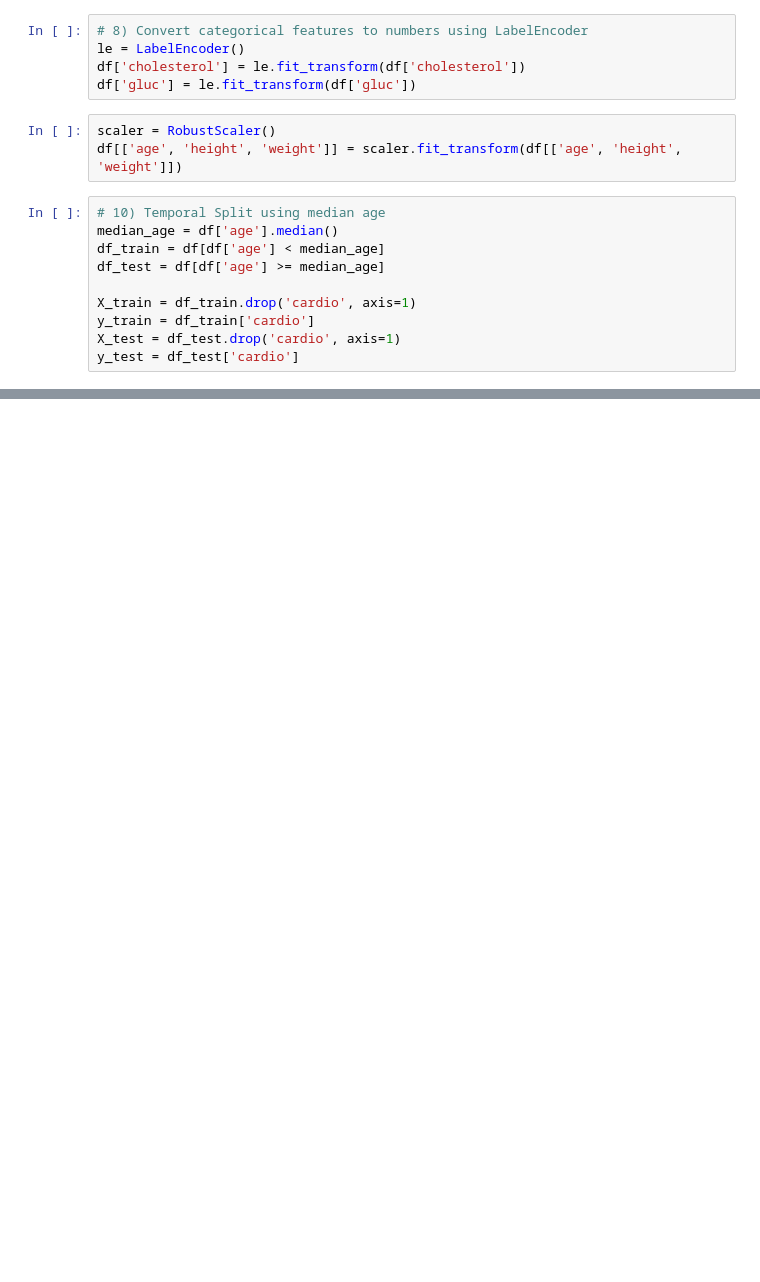
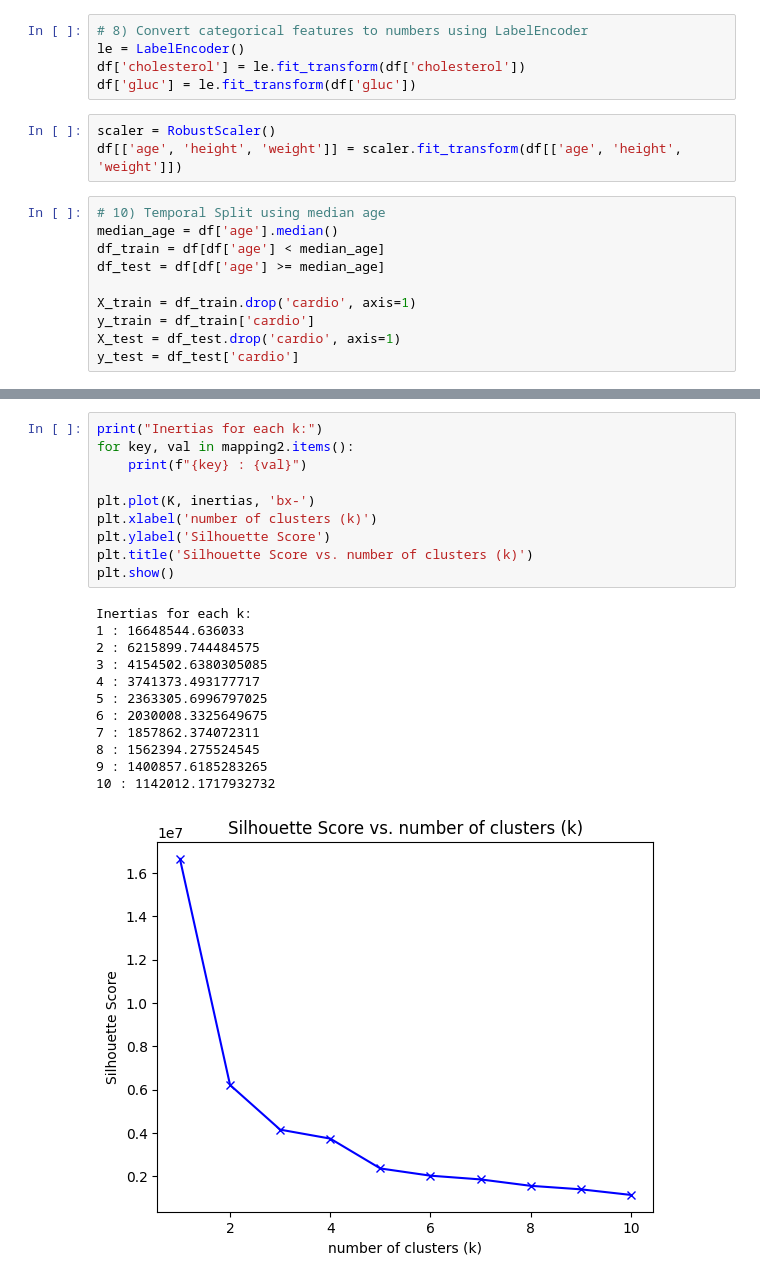
Before and after one commit to ahmedabbdelnasser3/-Heart-Disease-Risk-Prediction-Patient-Clustering, a Jupyter notebook: Graduation project.ipynb, the cells around one changed output, grey strips where cells are left out. Cells and saved outputs as stored; diff of their text form; blank space fills up the shorter version.

```diff
--- a/Graduation project.ipynb
+++ b/Graduation project.ipynb
@@ -245,0 +323,23 @@ plt.show()
+# %%
+print("Inertias for each k:")
+for key, val in mapping2.items():
+    print(f"{key} : {val}")
+
+plt.plot(K, inertias, 'bx-')
+plt.xlabel('number of clusters (k)')
+plt.ylabel('Silhouette Score')
+plt.title('Silhouette Score vs. number of clusters (k)')
+plt.show()
+# %% [output]
+Inertias for each k:
+1 : 16648544.636033
+2 : 6215899.744484575
+3 : 4154502.6380305085
+4 : 3741373.493177717
+5 : 2363305.6996797025
+6 : 2030008.3325649675
+7 : 1857862.374072311
+8 : 1562394.275524545
+9 : 1400857.6185283265
+10 : 1142012.1717932732
+[figure, added]
```
Also changed, not shown: parts of 15 cells of this notebook.
